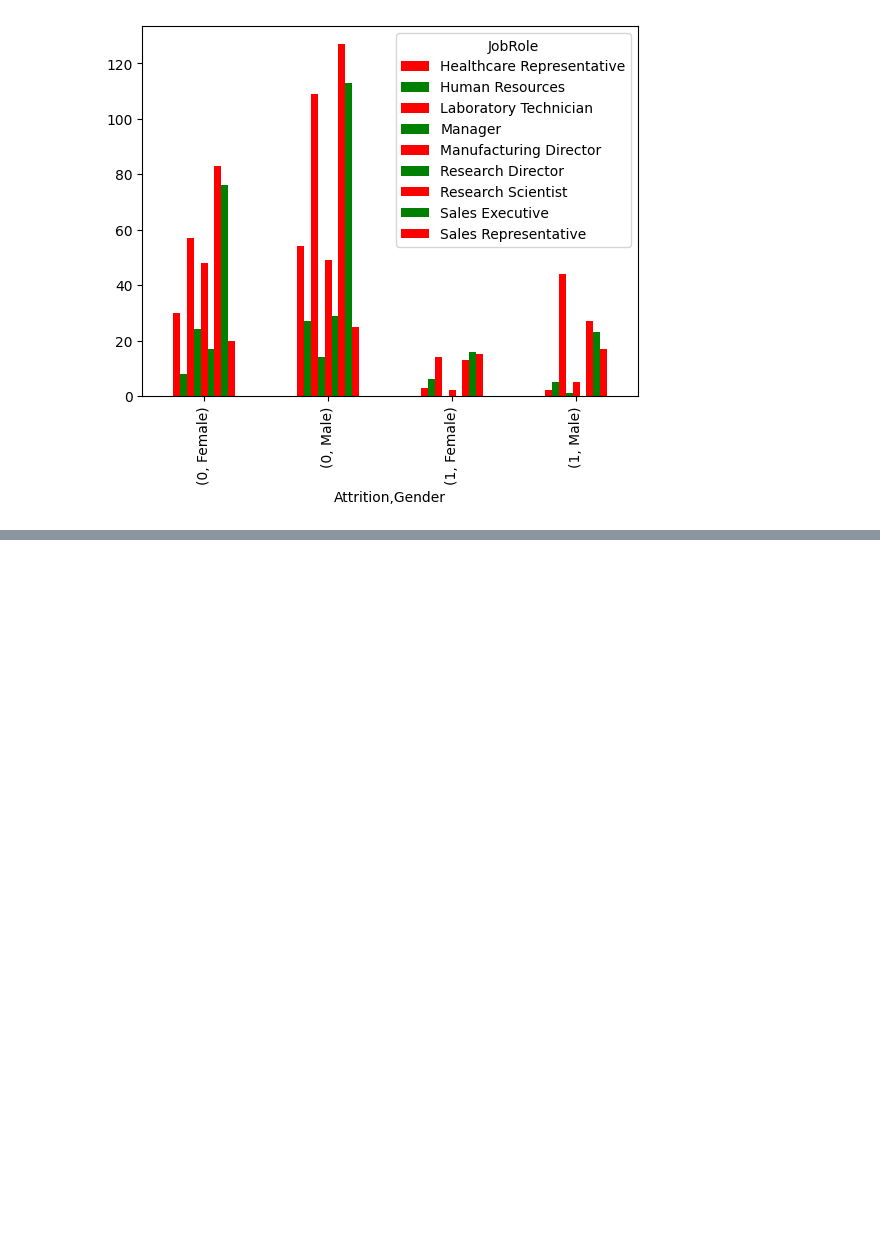
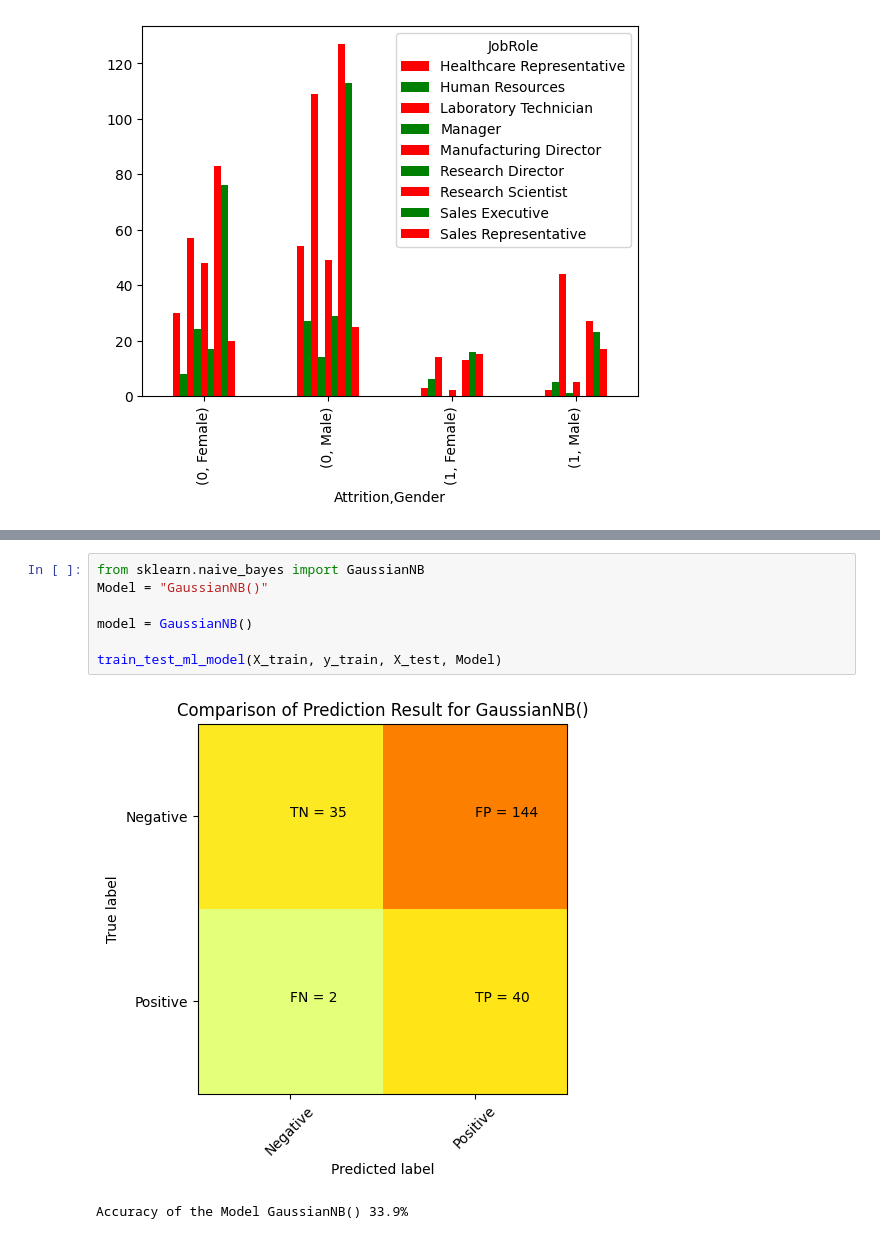
Before and after one commit to ziaulislammughal/NUEXUS-Technologies-AI-Internship-, a Jupyter notebook: EAP.ipynb, the cells around one changed output, grey strips where cells are left out. Saved outputs shown, nothing was run; the diff lists cells and outputs as text; blank space fills up the shorter version.

```diff
--- a/EAP.ipynb
+++ b/EAP.ipynb
@@ -451,0 +594,10 @@ plt.show()
+# %%
+from sklearn.naive_bayes import GaussianNB
+Model = "GaussianNB()"
+
+model = GaussianNB()
+
+train_test_ml_model(X_train, y_train, X_test, Model)
+# %% [output]
+[figure, added]
+Accuracy of the Model GaussianNB() 33.9%
```
Also changed, not shown: parts of 32 cells of this notebook.
